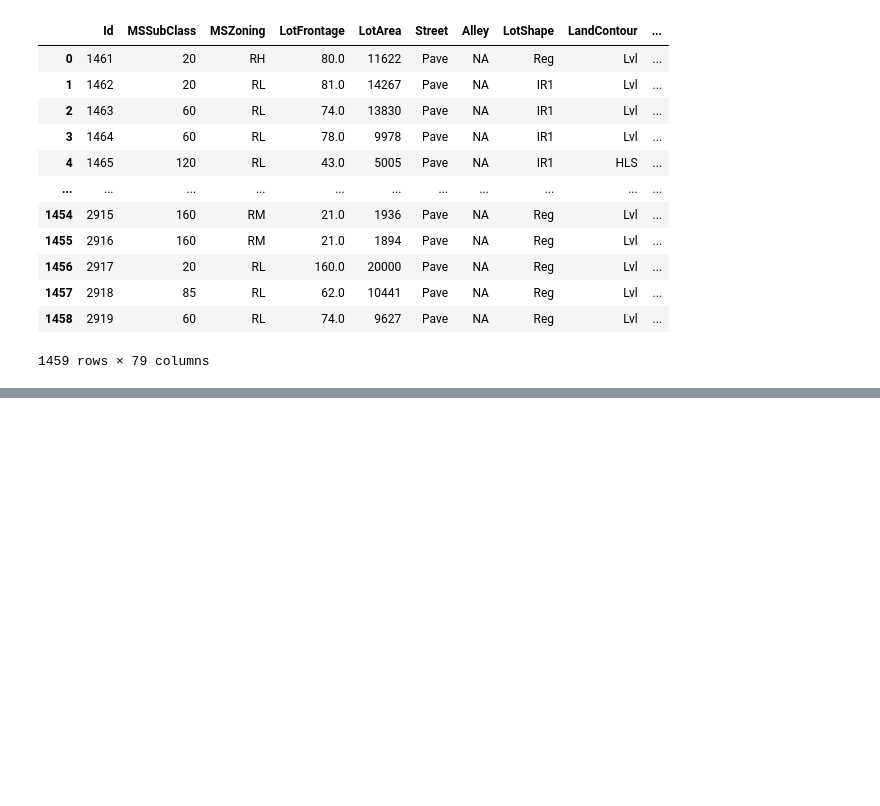
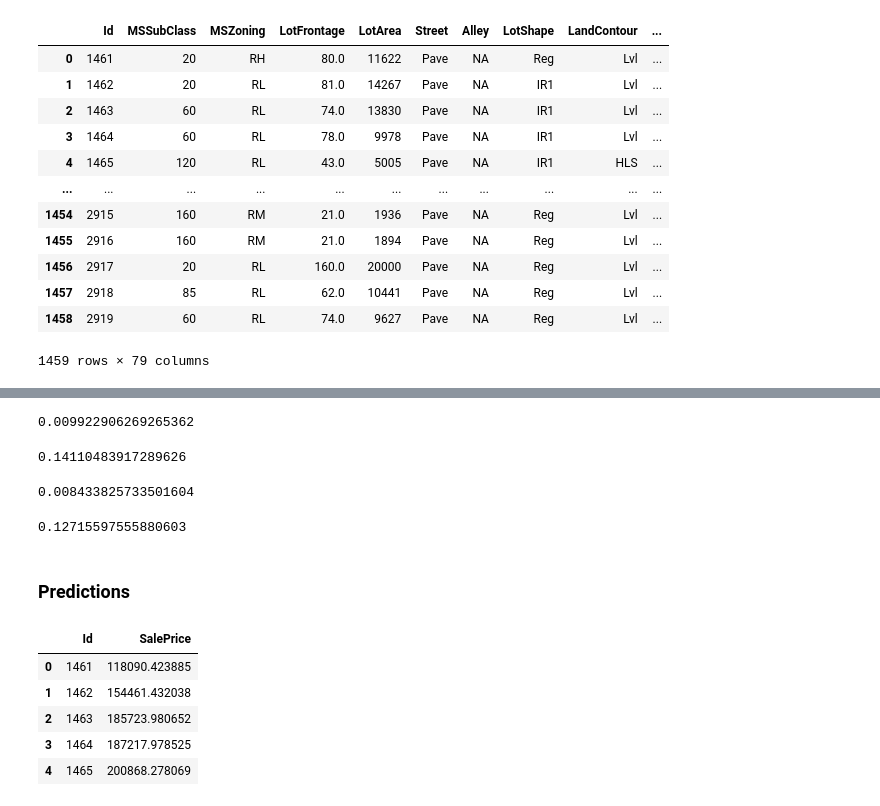
Before and after one commit to Cguiver26/House_Kaggle, a Jupyter notebook: House Kaggle.ipynb, the cells around one changed output, grey strips where cells are left out. Drawn from its saved outputs; the diff is of its cells as text; code cells hidden in the pictures; blank space fills up the shorter version.

Commit message:
additional models and prediction

```diff
--- a/House Kaggle.ipynb
+++ b/House Kaggle.ipynb
@@ -719,0 +728,38 @@ score.mean()
+# %%
+model = AdaBoostRegressor(
+    base_estimator=DecisionTreeRegressor(max_depth=None))
+
+pipe = make_pipeline(preproc, model)
+score = cross_val_score(pipe, X, y_log, cv=5, scoring=rmse)
+print(score.std())
+score.mean()
+# %% [output]
+0.009922906269265362
+0.14110483917289626
+# %%
+model = GradientBoostingRegressor(n_estimators=100, verbose=0)
+pipe_gb = make_pipeline(preproc, model)
+score = cross_val_score(pipe_gb, X, y_log, cv=5, scoring=rmse)
+print(score.std())
+score.mean()
+# %% [output]
+0.008433825733501604
+0.12715597555880603
+# %% [markdown]
+### Predictions
+# %%
+X_test_ids=test['Id']
+# %%
+pipe_gb.fit(X,y_log)
+predictions_log=pipe_gb.predict(test)
+predictions=np.exp(predictions_log)
+# %%
+results = pd.concat([X_test_ids, pd.Series(predictions, name="SalePrice")], axis=1)
+results.head()
+# %% [output]
+|  | Id | SalePrice |
+| 0 | 1461 | 118090.423885 |
+| 1 | 1462 | 154461.432038 |
+| 2 | 1463 | 185723.980652 |
+| 3 | 1464 | 187217.978525 |
+| 4 | 1465 | 200868.278069 |
```
Also changed, not shown: parts of 73 cells of this notebook.
